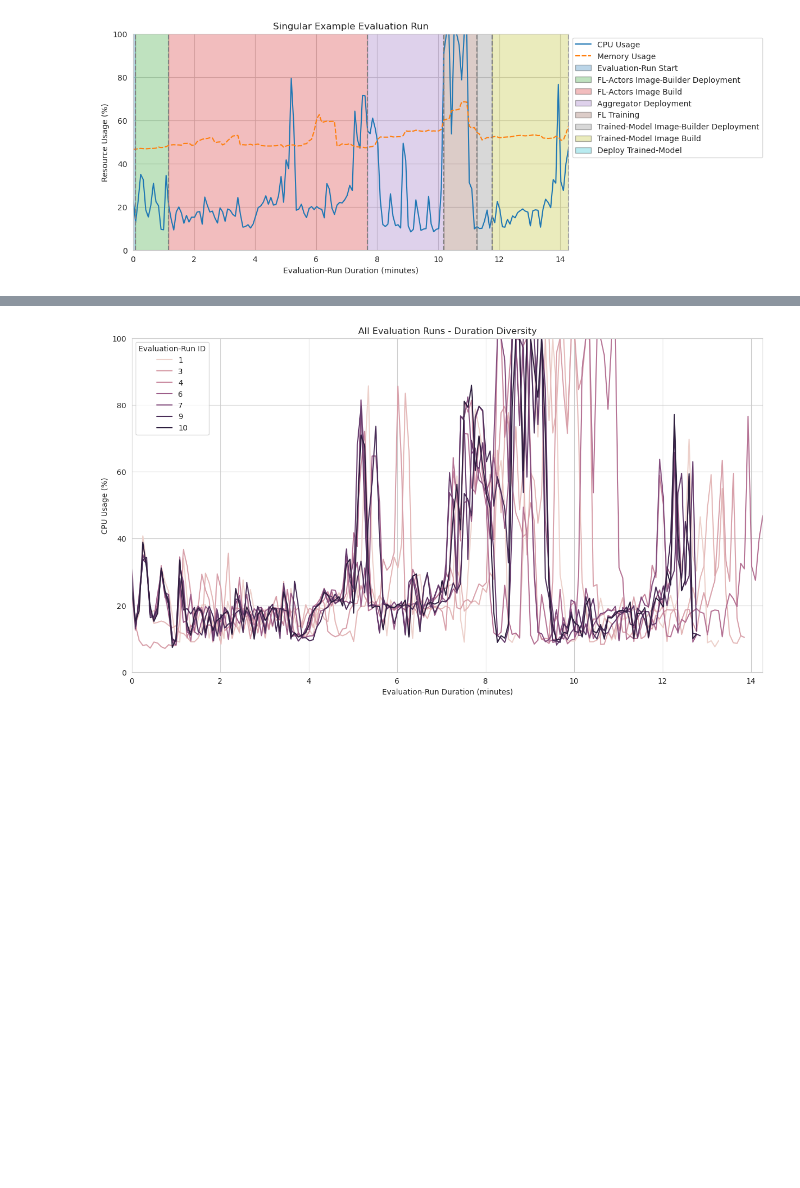
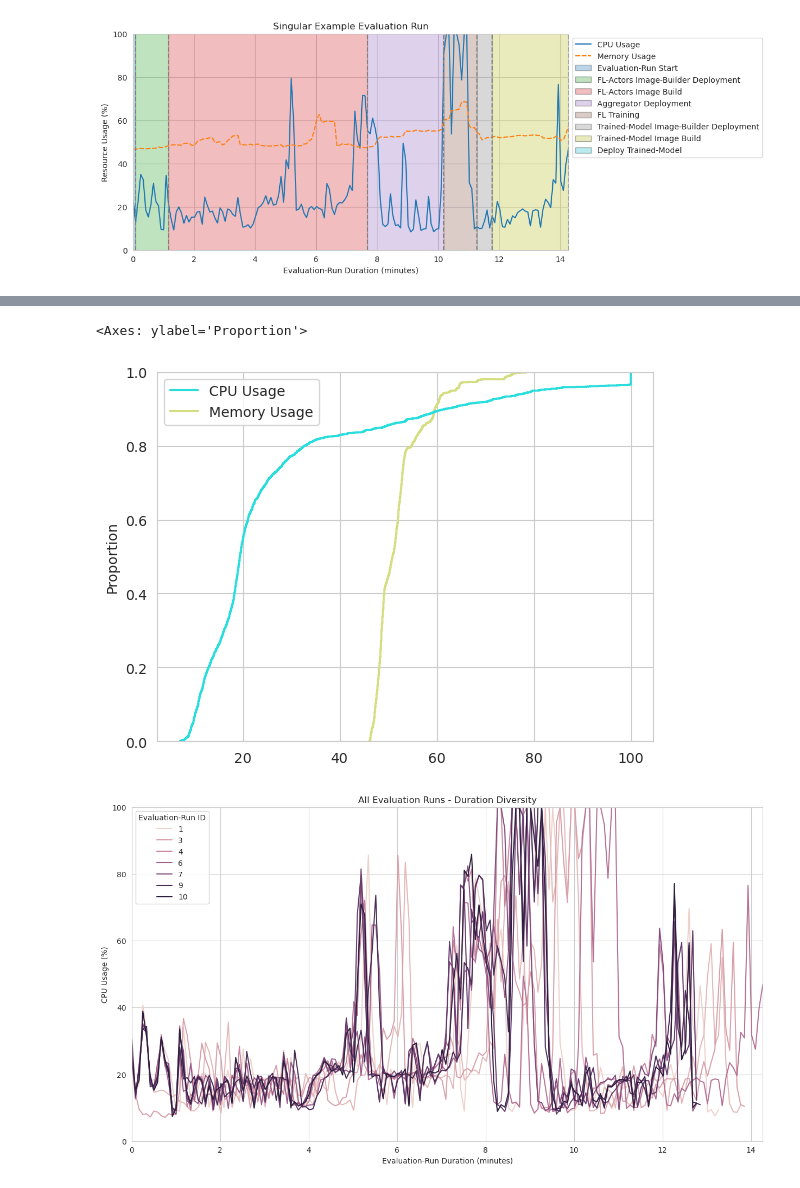
Before and after one commit to oakestra/oakestra-cli, a Jupyter notebook: oak_cli/evaluation/addons/flops/current_tmp_csv_graphs.ipynb, the cells around one changed output, grey strips where cells are left out. Saved outputs shown, nothing was run; the diff lists cells and outputs as text; code cells hidden in the pictures; blank space fills up the shorter version.

```diff
--- a/oak_cli/evaluation/addons/flops/current_tmp_csv_graphs.ipynb
+++ b/oak_cli/evaluation/addons/flops/current_tmp_csv_graphs.ipynb
@@ -96,3 +96,22 @@ draw_graph(
+# %%
+sns.ecdfplot(
+    #x=STAGE_KEY,
+    #x=CPU_KEY,
+    data=df[[CPU_KEY, MEMORY_KEY]],
+    palette=PALETTE,
+    #hue=STAGE_KEY,
+)
+sns.kdeplot(
+    #x=STAGE_KEY,
+    #x=CPU_KEY,
+    data=df[[CPU_KEY, MEMORY_KEY]],
+    palette=PALETTE,
+    #hue=STAGE_KEY,
+    cumulative=True,
+)
+# %% [output]
+<Axes: ylabel='Proportion'>
+[figure, added]
 # %%
 draw_line_graph_with_all_runs(
     data=df,
```
Also changed, not shown: parts of 3 cells of this notebook, 1 other file.
